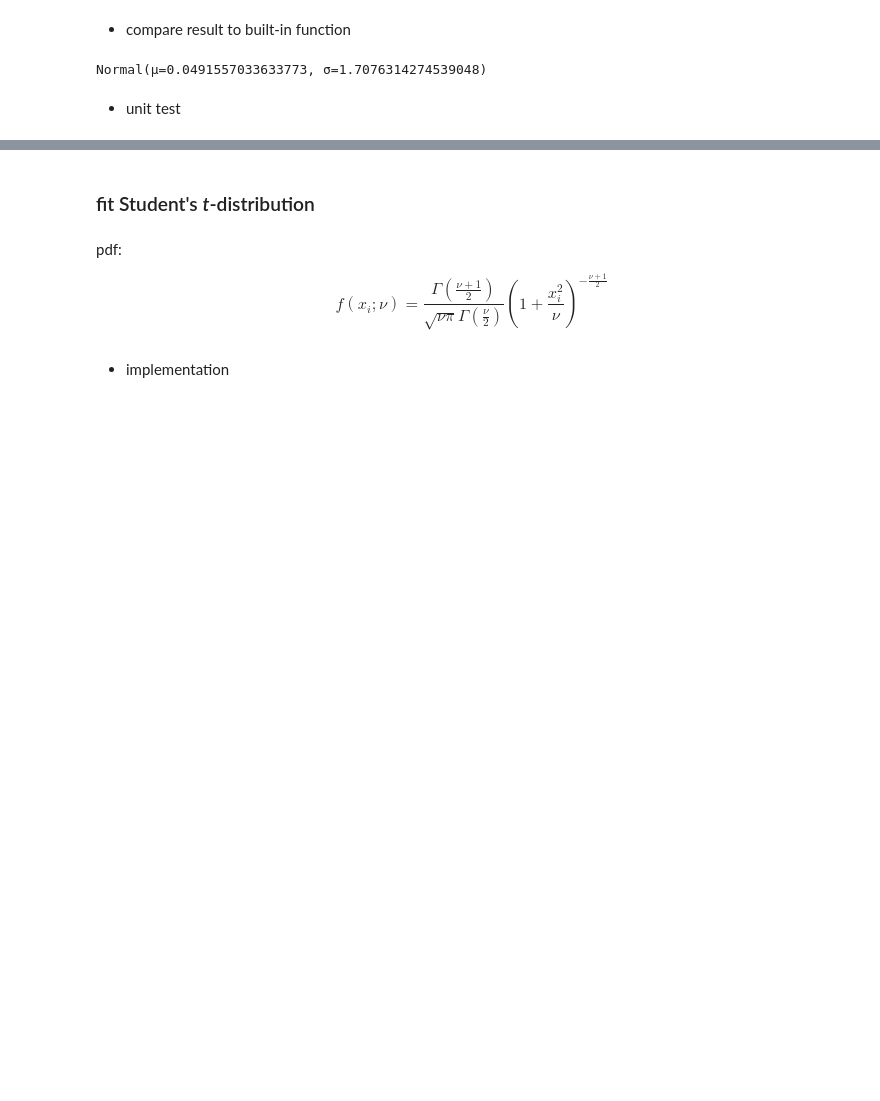
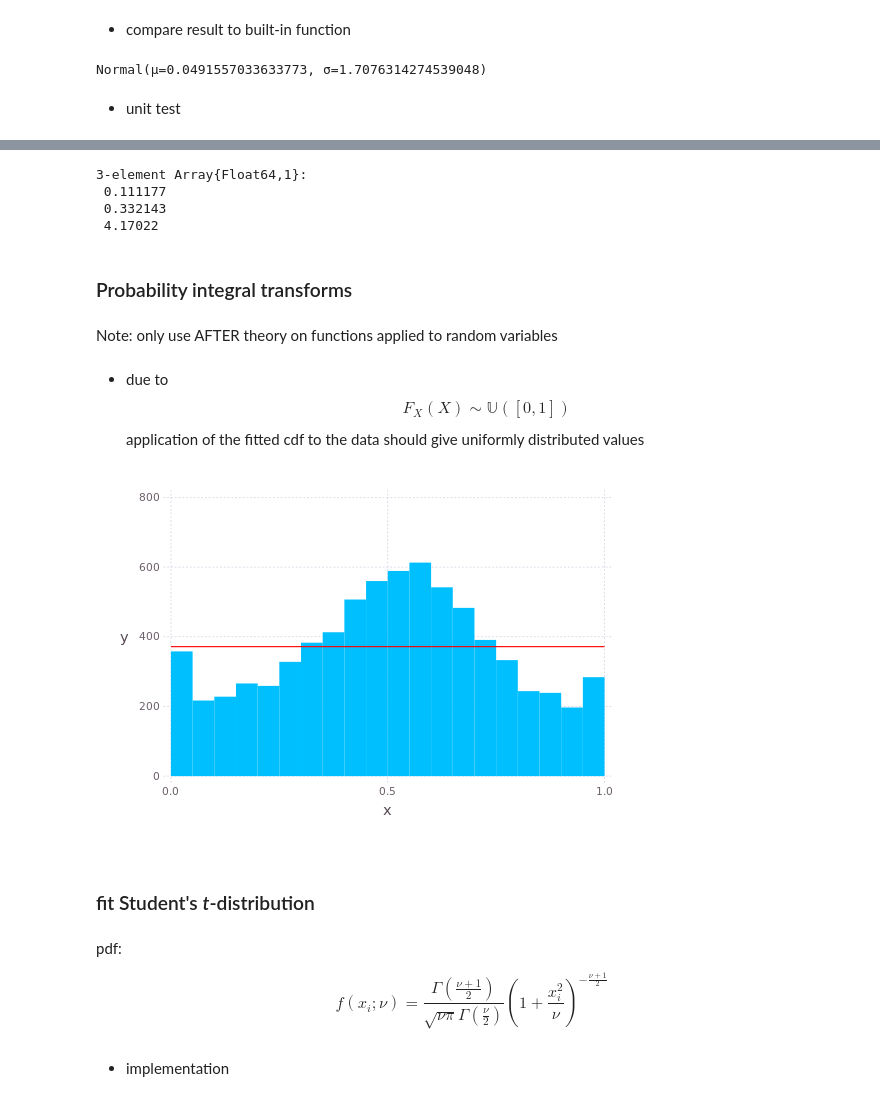
Before and after one commit to JuliaFinMetriX/JupyterApps, a Jupyter notebook: market_risk/market_risk_univariate.ipynb, the cells around one changed output, grey strips where cells are left out. Cells and saved outputs as stored; diff of their text form; code cells hidden in the pictures; blank space fills up the shorter version.

```diff
--- a/market_risk/market_risk_univariate.ipynb
+++ b/market_risk/market_risk_univariate.ipynb
@@ -260,3 +322,30 @@ muHat_builtin, sigmaHat_builtin = params(normFit)
+# %%
+trueVars = quantile(distr, alphas)
+
+mserrors = Float64[mean((simVar[:, ii] - trueVars[ii]).^2) for ii=1:length(alphas)]
+# %% [output]
+3-element Array{Float64,1}:
+ 0.111177
+ 0.332143
+ 4.17022
+# %% [markdown]
+### Probability integral transforms
+# %% [markdown]
+Note: only use AFTER theory on functions applied to random variables
+# %% [markdown]
+- due to
+    \begin{equation*}
+    F_{X}(X)\sim \mathbb{U}([0,1])
+    \end{equation*}
+    application of the fitted cdf to the data should give uniformly distributed values
+# %%
+uVals = cdf(normFit, logRets)
+
+nBins = 20
+plot(layer(x=uVals, Geom.histogram(bincount = nBins)),
+layer(x=[0,1], y=size(logRets,1)./nBins*[1 1], Geom.line,  Theme(default_color=color("red"))))
+# %% [output]
+[figure, added]
 # %% [markdown]
 ### fit Student's *t*-distribution
 # %% [markdown]
```
Also changed, not shown: parts of 48 cells of this notebook.
